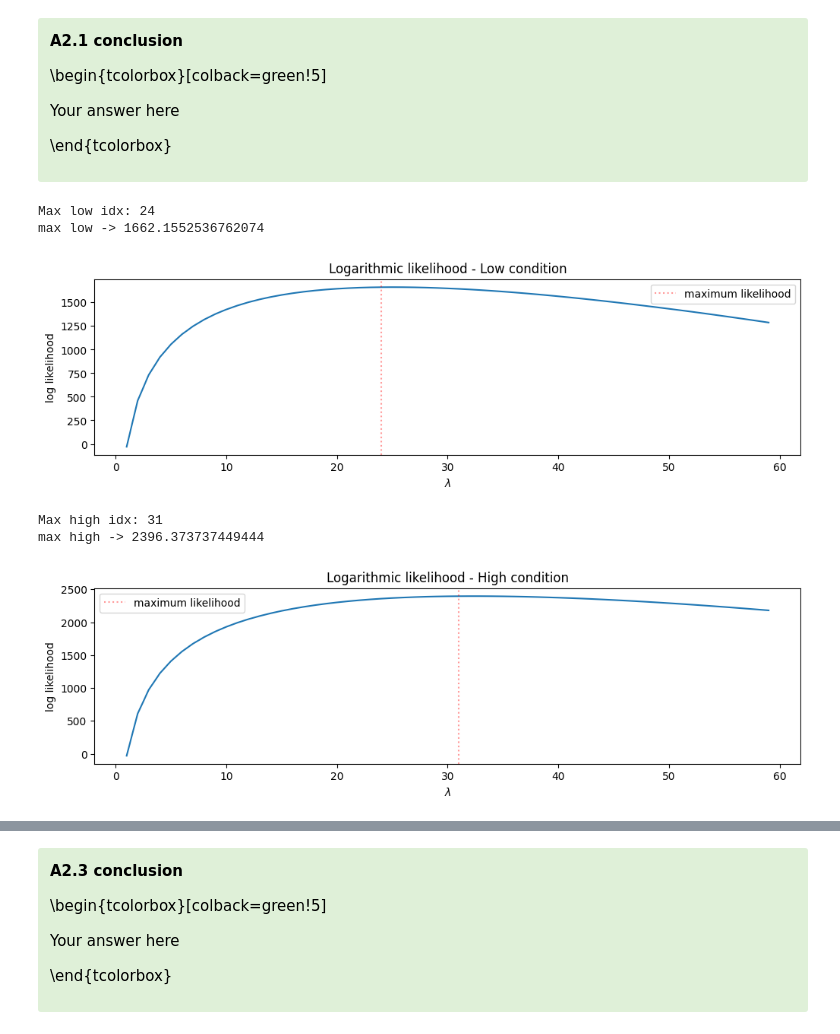
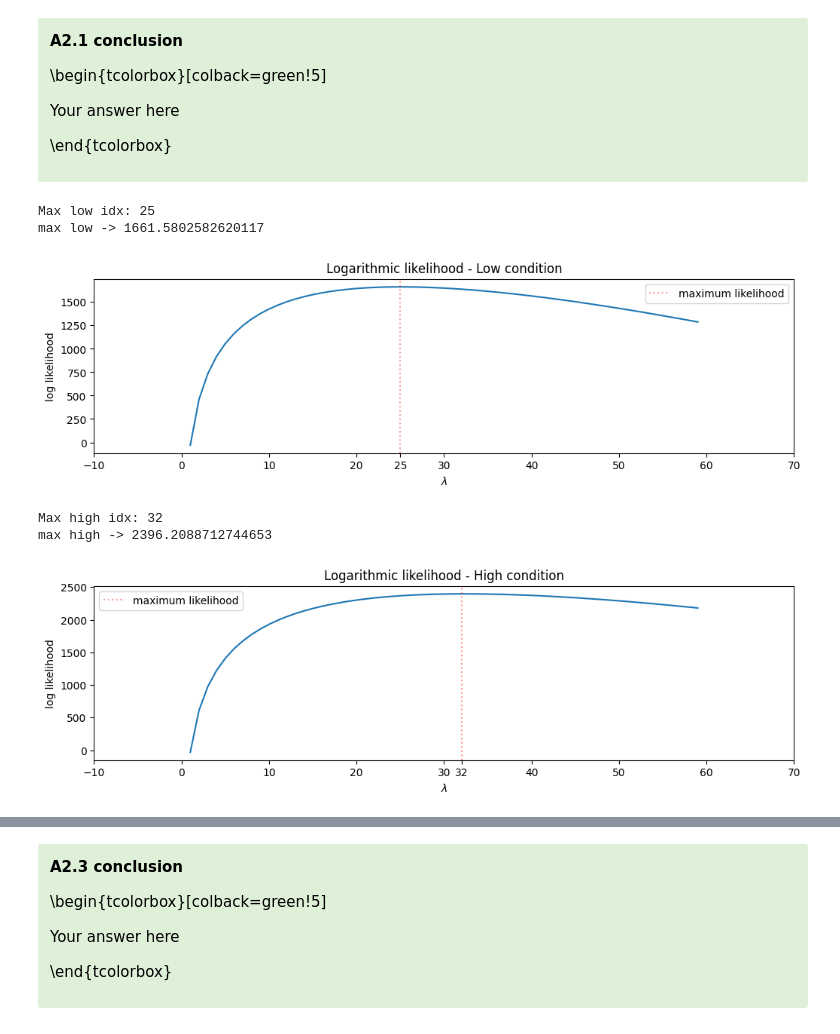
Before and after one commit to cesarz10/Computational-Neurophysiology-Lab, a Jupyter notebook: Lab_4/Module2_Ex2_12.ipynb, the cells around one changed output, grey strips where cells are left out. Drawn from its saved outputs; the diff is of its cells as text; code cells hidden in the pictures.

```diff
--- a/Lab_4/Module2_Ex2_12.ipynb
+++ b/Lab_4/Module2_Ex2_12.ipynb
@@ -404,42 +404,46 @@ Your answer here
 # low condition
 log_likelihood_low = len(ISI_low) * log(lambda_arr) - lambda_arr * sum(ISI_low) # from 1 so we exclude the 0 value from the logarithm
 # print(f"Max log low: {max(log_likelihood_low)}")
-max_idx_low = np.where(log_likelihood_low ==  max(log_likelihood_low))[0][0]
+max_idx_low = np.where(log_likelihood_low ==  max(log_likelihood_low))[0][0] + 1
 max_likelihood_lambda_low = log_likelihood_low[max_idx_low]
 print(f"Max low idx: {max_idx_low}")
 print(f"max low -> {max_likelihood_lambda_low}")
 
 
 plt.plot(lambda_arr, log_likelihood_low)
 plt.axvline(x=max_idx_low, color='r', label="maximum likelihood", alpha=0.4, ls='dotted')
 plt.title("Logarithmic likelihood - Low condition")
 plt.xlabel("$\lambda$")
 plt.ylabel("log likelihood")
 plt.legend()
+x_ticks = np.append(plt.xticks()[0], max_idx_low)
+plt.xticks(x_ticks)
 plt.show()
 
 # high condition
 log_likelihood_high = len(ISI_high) * log(lambda_arr) - lambda_arr * sum(ISI_high)
-max_idx_high = np.where(log_likelihood_high ==  max(log_likelihood_high))[0][0]
+max_idx_high = np.where(log_likelihood_high ==  max(log_likelihood_high))[0][0] + 1
 max_likelihood_lambda_high = log_likelihood_high[max_idx_high]
 print(f"Max high idx: {max_idx_high}")
 print(f"max high -> {max_likelihood_lambda_high}")
 
 
 plt.plot(lambda_arr, log_likelihood_high)
 plt.axvline(x=max_idx_high, color='r', label="maximum likelihood", alpha=0.4, ls='dotted')
 plt.title("Logarithmic likelihood - High condition")
 plt.xlabel("$\lambda$")
 plt.ylabel("log likelihood")
+x_ticks = np.append(plt.xticks()[0], max_idx_high)
+plt.xticks(x_ticks)
 plt.legend()
 plt.show()
 # %% [output]
-Max low idx: 24
-max low -> 1662.1552536762074
+Max low idx: 25
+max low -> 1661.5802582620117
-[figure, old version]
+[figure, new version]
-Max high idx: 31
-max high -> 2396.373737449444
+Max high idx: 32
+max high -> 2396.2088712744653
-[figure, old version]
+[figure, new version]
 # %%
 # from random import sample
 # use the following parameters:
```
Also changed, not shown: parts of 2 cells of this notebook.
